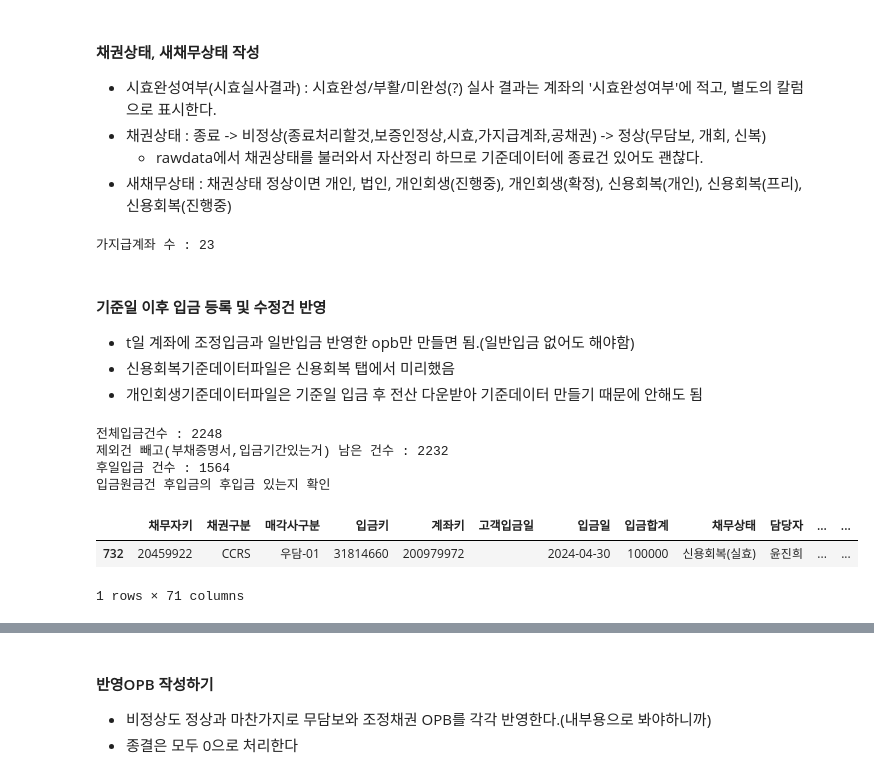
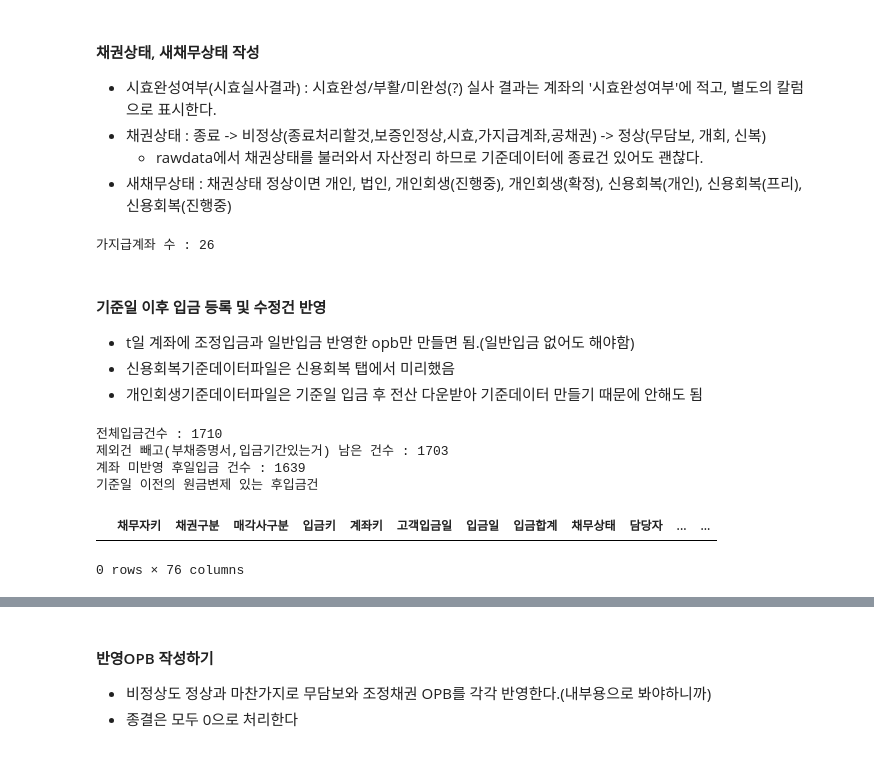
Before and after one commit to jbmyou/python_work, a Jupyter notebook: fileNaming/자산정리/전산_자산정리_통합.ipynb, the cells around one changed output, grey strips where cells are left out. Drawn from its saved outputs; the diff is of its cells as text; code cells hidden in the pictures.

```diff
--- a/fileNaming/자산정리/전산_자산정리_통합.ipynb
+++ b/fileNaming/자산정리/전산_자산정리_통합.ipynb
@@ -61,7 +65,7 @@ deposit_dtype = {'채무자키':str, '입금키':str, '계좌키':str, '계좌
 # %%
 ##################################
 company = "솔림"      # 솔림 or 대성
-basedate = "240430"
+basedate = "240528"
 ##################################
 wd = join(r"D:\3.자산\전산 dataset", company)
 comp_closing = {
@@ -75,6 +79,7 @@ comp_closing = {
     "면책" : r"면책|면탈",
     "불가" : r"추심제외|상각|포기|파산(?!(\(기각\)|\s누락))|사망(?!\(상속승인\))|폐업|청산종결|패소", # 상각, 제외, 포기는 이미 보증인까지 고려한 결과일 수 있음 # 담당자 누락제외는 채무상태에 적용하면 안 됨.(계좌의 메모를 봐야함)
     "공채권" : r"공채권"
+    # 이민, 말소, 실종은 정상으로
     }
 
 원데이터파일명 = {"개회차주" : "2."+ company +"_개인회생_원데이터_차주"+basedate,
@@ -84,9 +89,9 @@ comp_closing = {
                 "전체" : "2."+ company +"_전체_원데이터_"+basedate}
 # %%
 ###################                                                                             # 개회의 겨우 계좌키 분리 파일로 읽을 것!
-ext = ".xlsx"  ##########################
-files = ("채무자조회새창_20240430_1642", "계좌조회새창_20240430_1656", "보증인새창_20240430_1657", "개인회생새창_20240502_1320_진행중_계좌키분리_기준데이터",
-        "240430_신용회복_기준데이터_솔림", "법조치조회새창_20240430_1659", "입금조회새창_20240503_1058")
+ext = ".pkl"  ##########################
+files = ("채무자조회새창_20240528_1722", "계좌조회새창_20240528_1725", "보증인새창_20240528_1729", "개인회생새창_20240529_0950_진행중_계좌키분리_기준데이터",
+        "240528_신용회복_기준데이터_약식병합_솔림", "법조치조회새창_20240528_1731", "입금조회새창_20240529_1625")
 ###################
 # %%
 # 파일 읽기
@@ -662,7 +667,7 @@ for i, v in tqdm(가지급계좌.iterrows(), total=len(가지급계좌)) :
     if ("정상" in 채권상태들) or ("보증인정상" in 새채무상태들) or ("시효" in 새채무상태들):
         raw_data.loc[i,"새채무상태"] = '가지급계좌'
 # %% [output]
-가지급계좌 수 : 23
+가지급계좌 수 : 26
 # %%
 # [check] 종결처리 해야 하는 건 저장하기 - 코드 수정해야
 # cond1 = raw_data.종결일 == ""
@@ -685,33 +690,32 @@ for i, v in tqdm(가지급계좌.iterrows(), total=len(가지급계좌)) :
 # %%
 # 입금제외 : 입금기타에 금액잡힌 것(현재금액에 영향을 주지 않는 것), 입금기간에 값이 있는 것 : 입금 취소, 환매대금 등
 print(f'전체입금건수 : {len(deposit)}')
-deposit = deposit[(deposit.입금기타 == 0) & (deposit.입금기간 =="")]
+deposit = deposit[(deposit.입금기타 == 0) & (deposit.입금기간 =="")] # 신복 실효건은 여기서 걸러졌다.(계좌조회새창을 수정했으므로 걸러지는 게 맞다.)
 deposit = deposit[deposit.입금구분 != "부채증명서"]
+print(f'제외건 빼고(부채증명서,입금기간있는거) 남은 건수 : {len(deposit)}')
 
 # 등록일자, 수정일자 yyyy-mm-dd 형태로
 deposit['등록일자'] = deposit.등록일자.str[:10]
 deposit['수정일자'] = deposit.등록일자.str[:10]
 
 # 후일입금만 고르기 : 기준일 이내에 입금건 중 등록이 기준일(계좌다운일) 이후인 것 (애초에 입금내역을 등록일이 기준일 이후인 것으로 다운받으면 등록일자>@기준일 조건은 필요없으나 만일을 위해 지우지 않음)
 기준일 = '20' + basedate[:2] +'-'+basedate[2:4]+'-'+basedate[4:6]
 후일입금 = deposit.query('등록일자 > @기준일 and 입금일 <= @기준일').copy() # [기준일 이전 등록, 기준일 이후 수정]때문에 원래는 수정일자로 했으나, 이 경우는 중복입금처리하기 보다는 그냥 수정반영을 안 하는게 낫겠다.
+# 기준일 신복 실효건 : 입금기간이 원상회복전이므로 위에서 걸러짐
+print(f'계좌 미반영 후일입금 건수 : {len(후일입금)}')
 
-print(f'제외건 빼고(부채증명서,입금기간있는거) 남은 건수 : {len(deposit)}')
-print(f'후일입금 건수 : {len(후일입금)}')
+# 후입금의 경우 후입금보다 입금일이 나중이고 직접입력인 입금건이 있다면 해당건의 현재금액이나 회수금액은 수정이 되지 않기 때문에 입금창의 현재금액을 가지고 계산을 돌리면 안 된다.
+# 따라서 다건이건 단건이건 계좌에 있는 현재금액에서 후일건을 모두 처리해준다.
+# 단, 후일건중 기준일 이전의 입금원금이 있는 경우 : 날짜차이만큼 계좌의 현제연체이자에서 차감
+print("기준일 이전의 원금변제 있는 후입금건")
+display(후일입금.query('입금구분 != "신용회복" and 입금구분 != "개인회생" and 입금원금>0 and 입금일<@기준일'))
 
-# 원급입금과 그렇지 않은 것을 구분하면서 다건입금이라도 드랍하지 않고 그대로 두는 것으로 수정(2024-04-30)
-# 동일 계좌 다건 입금의 경우 : 회수합계가 가장 많은 거 하나만 반영하면 됨.(현재합계는 연체이자가 입금액보다 더 많이 붙을 수도 있으니 확실한 건 회수임)
-# 후일입금.sort_values(['계좌키','회수합계'], ascending=[True, False], inplace=True) # 계좌키 오름차순, 회수합계 내림차순 정렬
-# 후일입금.drop_duplicates('계좌키', keep='first', inplace=True, ignore_index=True)
-# print(f'계좌 중복 건 제외한 건수 : {len(후일입금)}')
-print("입금원금건 후입금의 후입금 있는지 확인")
-display(후일입금.query('입금구분 != "신용회복" and 입금구분 != "개인회생" and 입금원금>0'))
+# 금액적으로나 시효측면에서나 정렬은 할 필요없음.(기존시효와 비교하므로)
 # %% [output]
-전체입금건수 : 2248
-제외건 빼고(부채증명서,입금기간있는거) 남은 건수 : 2232
-후일입금 건수 : 1564
-입금원금건 후입금의 후입금 있는지 확인
+전체입금건수 : 1710
+제외건 빼고(부채증명서,입금기간있는거) 남은 건수 : 1703
+계좌 미반영 후일입금 건수 : 1639
+기준일 이전의 원금변제 있는 후입금건
 |  | 채무자키 | 채권구분 | 매각사구분 | 입금키 | 계좌키 | 고객입금일 | 입금일 | 입금합계 | 채무상태 | 담당자 | ... | ... |
-| 732 | 20459922 | CCRS | 우담-01 | 31814660 | 200979972 |  | 2024-04-30 | 100000 | 신용회복(실효) | 윤진희 | ... | ... |
-1 rows × 71 columns
+0 rows × 76 columns
 # %%
```
Also changed, not shown: parts of 15 cells of this notebook, 7 other files.
